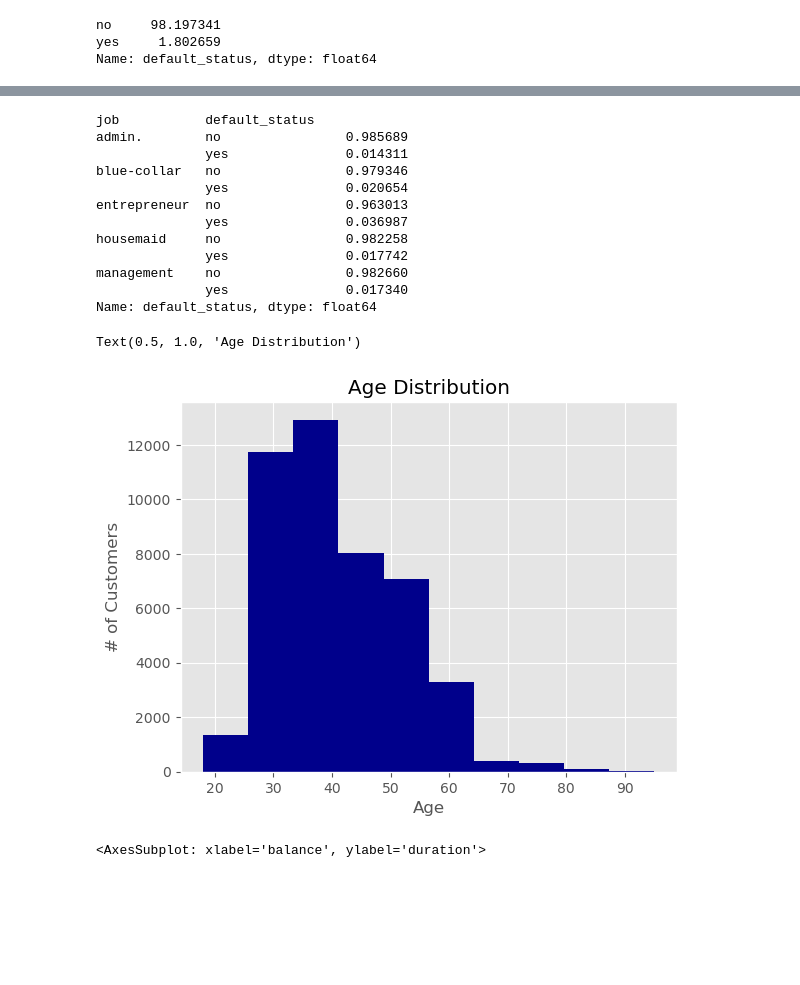
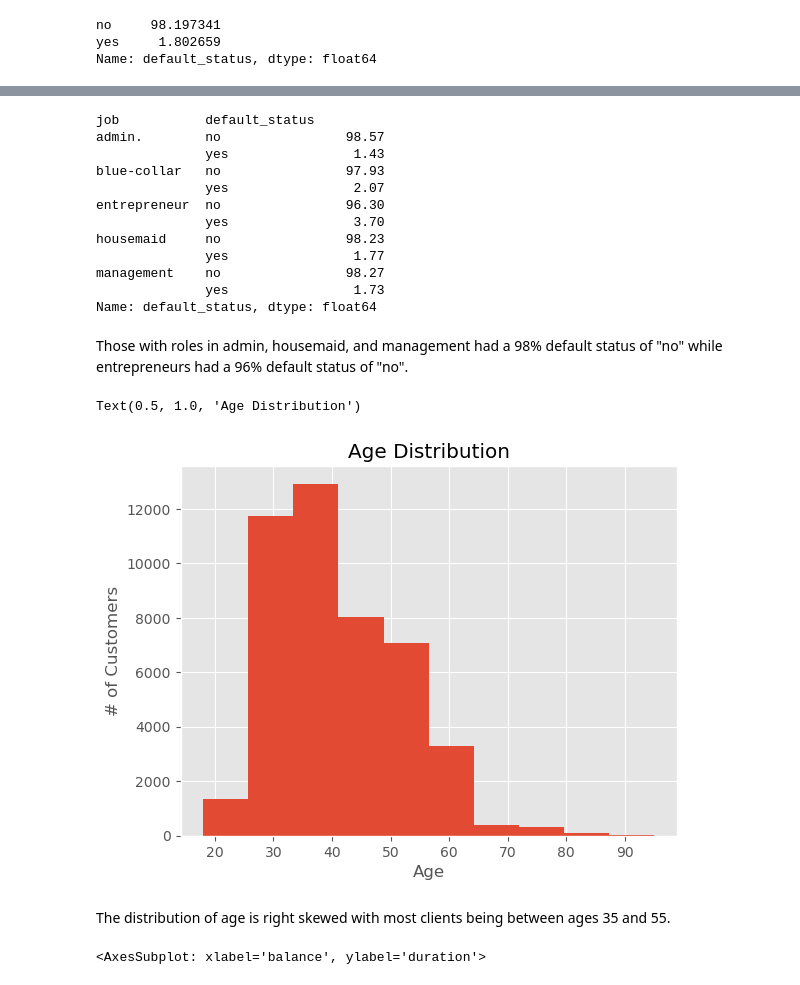
Before and after one commit to CoolBeansProgramming/Bank-Marketing-Campaign, a Jupyter notebook: main.ipynb, the cells around one changed output, grey strips where cells are left out. Drawn from its saved outputs; the diff is of its cells as text; code cells hidden in the pictures; blank space fills up the shorter version.

```diff
--- a/main.ipynb
+++ b/main.ipynb
@@ -188,8 +208,8 @@ Name: default_status, dtype: float64
 # %%
-# Boxplots:  default status and age
+# boxplots:  default status and balance
 
-plt.style.use('ggplot')
-sns.catplot(x="default_status", y="age", data=df, kind="box", aspect=2)
-plt.xlabel("Status")
-plt.ylabel("Age")
-plt.title("Distribution of Age by Default Status")
+# plt.style.use('ggplot')
+# sns.catplot(x="default_status", y="balance", data=df, kind="box", aspect=2)
+# plt.xlabel("Status")
+# plt.ylabel("Balance")
+# plt.title("Distribution of Balance by Default Status")
@@ -199,31 +216,35 @@ Text(0.5, 1.0, 'Distribution of Age by Default Status')
 # %%
 # Default status grouped by occupation type
 
-occupation_grp = df.groupby(['job'])
-occupation_grp['default_status'].value_counts(normalize=True).head(10)
+occupation_grp = df.groupby('job')
+(occupation_grp['default_status'].value_counts(normalize=True)*100).round(2).head(10)
 # %% [output]
 job           default_status
-admin.        no                0.985689
-              yes               0.014311
-blue-collar   no                0.979346
-              yes               0.020654
-entrepreneur  no                0.963013
-              yes               0.036987
-housemaid     no                0.982258
-              yes               0.017742
-management    no                0.982660
-              yes               0.017340
+admin.        no                98.57
+              yes                1.43
+blue-collar   no                97.93
+              yes                2.07
+entrepreneur  no                96.30
+              yes                3.70
+housemaid     no                98.23
+              yes                1.77
+management    no                98.27
+              yes                1.73
 Name: default_status, dtype: float64
+# %% [markdown]
+Those with roles in admin, housemaid, and management had a 98% default status of "no" while entrepreneurs had a 96% default status of "no".
 # %%
-# Distribution of customer age
+# distribution of customer age
 
 fig, ax =plt.subplots()
 
-ax.hist(df['age'], color='darkblue')
+ax.hist(df['age'])
 ax.set_xlabel('Age')
 ax.set_ylabel('# of Customers')
 ax.set_title('Age Distribution')
 # %% [output]
 Text(0.5, 1.0, 'Age Distribution')
-[figure, old version]
+[figure, new version]
+# %% [markdown]
+The distribution of age is right skewed with most clients being between ages 35 and 55.
 # %%
```
Also changed, not shown: parts of 25 cells of this notebook, 1 other file.
